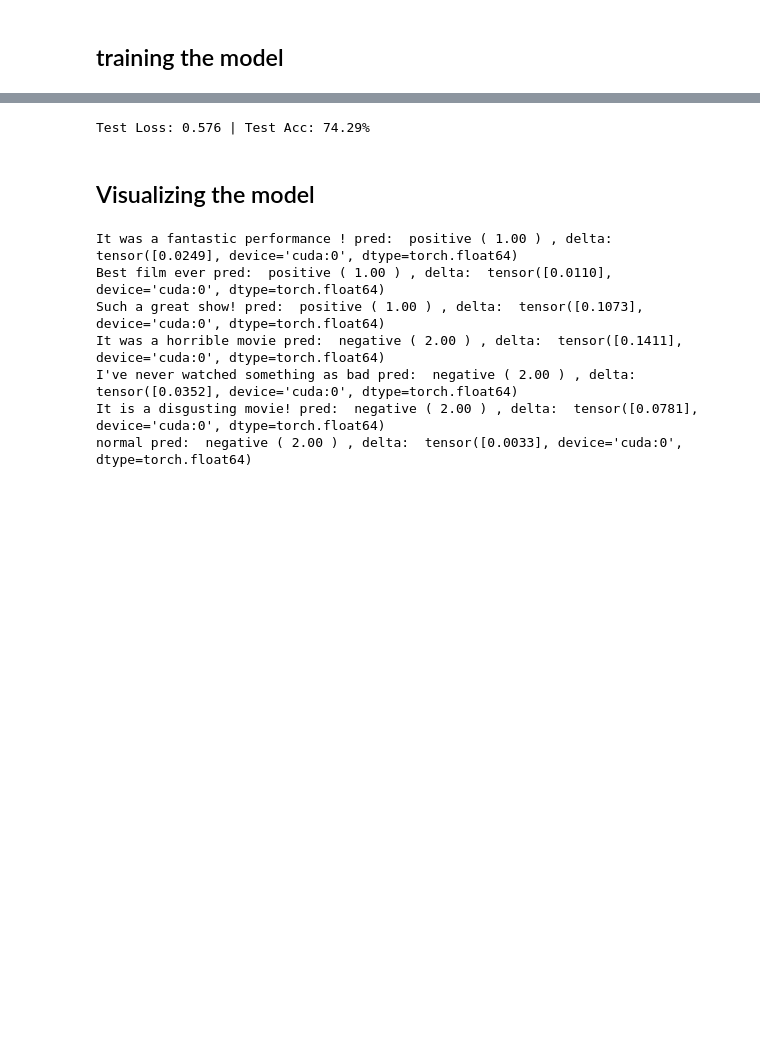
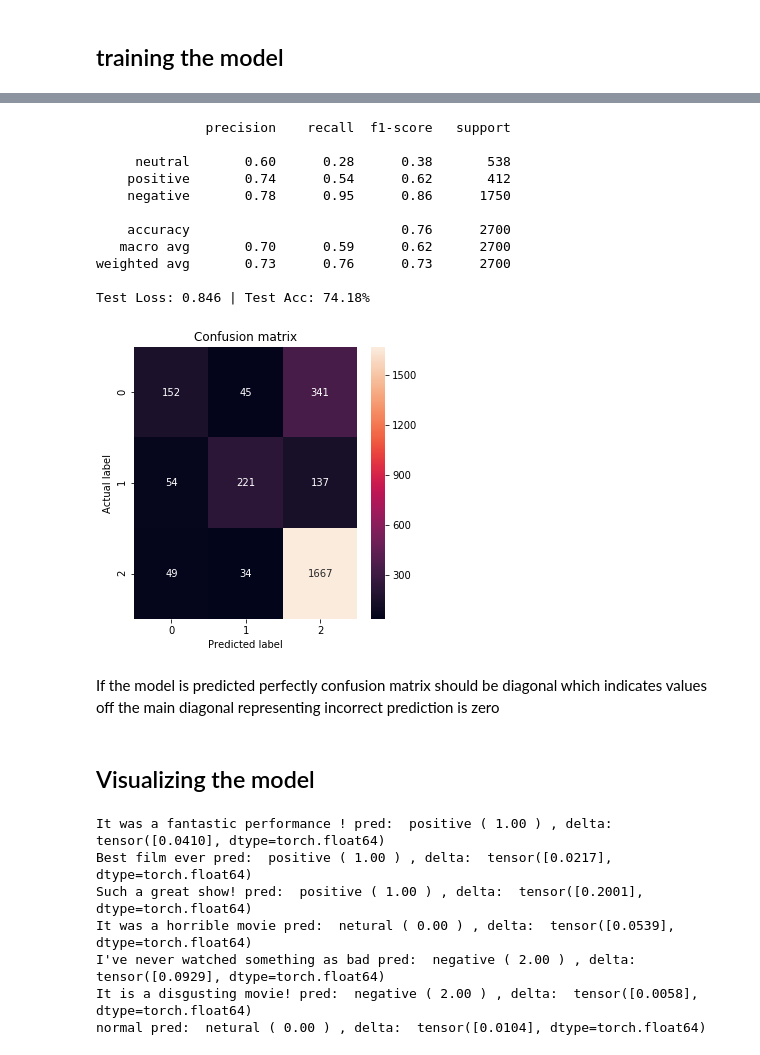
Before and after one commit to alimoezzi/deepLearningRecipes, a Jupyter notebook: pytorch_twitter_sentiment_analysis.ipynb, the cells around one changed output, grey strips where cells are left out. Cells and saved outputs as stored; diff of their text form; code cells hidden in the pictures; blank space fills up the shorter version.

Commit message:
Calulate accuracy and recall and display confusion matrix

```diff
--- a/pytorch_twitter_sentiment_analysis.ipynb
+++ b/pytorch_twitter_sentiment_analysis.ipynb
@@ -458,6 +453,14 @@ def accuracy(probs, target):
     corrects = (winners == target)
     accuracy = corrects.sum().float() / float(target.size(0))
     return accuracy
+
+def plot_cm(y_true, y_pred, target_names):
+    cm = confusion_matrix(y_true, y_pred, labels=target_names)
+    plt.figure(figsize=(5,5))
+    sb.heatmap(cm, annot=True, fmt="d")
+    plt.title('Confusion matrix')
+    plt.ylabel('Actual label')
+    plt.xlabel('Predicted label')
 
 def train(model, iterator, optimizer, criterion):
     epoch_loss = 0
@@ -494,9 +497,11 @@ def train(model, iterator, optimizer, criterion):
 
     return epoch_loss / len(iterator), epoch_acc / len(iterator)
 
-def evaluate(model, iterator, criterion):
+def evaluate(model, iterator, criterion, report=False):
     epoch_loss = 0
     epoch_acc = 0
+    report_pred_test =[]
+    report_label_test =[]
 
     model.eval()
     val_h = model.init_hidden(batch_size)
@@ -515,9 +520,15 @@ def evaluate(model, iterator, criterion):
             loss = criterion(predictions, batch.labels)
 
             acc = accuracy(predictions, batch.labels)
+            if report:
+                report_pred_test.extend(predictions.argmax(dim=1))
+                report_label_test.extend(batch.labels)
 
             epoch_loss += loss.item()
             epoch_acc += acc.item()
+    if report:
+        print(classification_report(report_label_test, report_pred_test, target_names=['neutral', 'positive', 'negative']))
+        plot_cm(report_label_test, report_pred_test, target_names=[0, 1, 2])
 
     return epoch_loss / len(iterator), epoch_acc / len(iterator)
 
@@ -545,4 +556,4 @@ def run_train(epochs, model, train_iterator, valid_iterator, optimizer, criterio
 loss_func = nn.CrossEntropyLoss()
 optimizer = torch.optim.Adam(lstm_model.parameters(), lr=lr)
 # %%
-run_train(num_epochs, lstm_model, train_iterator, test_iterator, optimizer, loss_func)
+# run_train(num_epochs, lstm_model, train_iterator, test_iterator, optimizer, loss_func)
@@ -568,10 +560,23 @@ KeyboardInterrupt: ignored
 # %%
-lstm_model.load_state_dict(torch.load('checkpoint/twitter.t7', map_location=device))
+lstm_model.load_state_dict(torch.load('checkpoint/twitter(fantast pos normal neu horib neu).t7', map_location=device))
 # predict
-test_loss, test_acc = evaluate(lstm_model, test_iterator, loss_func)
+test_loss, test_acc = evaluate(lstm_model, test_iterator, loss_func, report=True)
 print(f'Test Loss: {test_loss:.3f} | Test Acc: {test_acc * 100:.2f}%')
 # %% [output]
-Test Loss: 0.576 | Test Acc: 74.29%
+              precision    recall  f1-score   support
+
+     neutral       0.60      0.28      0.38       538
+    positive       0.74      0.54      0.62       412
+    negative       0.78      0.95      0.86      1750
+
+    accuracy                           0.76      2700
+   macro avg       0.70      0.59      0.62      2700
+weighted avg       0.73      0.76      0.73      2700
+
+Test Loss: 0.846 | Test Acc: 74.18%
+[figure, added]
+# %% [markdown]
+If the model is predicted perfectly confusion matrix should be diagonal which indicates values off the main diagonal representing incorrect prediction is zero
 # %% [markdown]
 ## Visualizing the model
 # %%
@@ -637,13 +642,13 @@ interpret_sentence(lstm_model, 'I\'ve never watched something as bad', label=2)
 interpret_sentence(lstm_model, 'It is a disgusting movie!', label=2)
 interpret_sentence(lstm_model, 'normal', label=0)
 # %% [output]
-It was a fantastic performance ! pred:  positive ( 1.00 ) , delta:  tensor([0.0249], device='cuda:0', dtype=torch.float64)
-Best film ever pred:  positive ( 1.00 ) , delta:  tensor([0.0110], device='cuda:0', dtype=torch.float64)
-Such a great show! pred:  positive ( 1.00 ) , delta:  tensor([0.1073], device='cuda:0', dtype=torch.float64)
-It was a horrible movie pred:  negative ( 2.00 ) , delta:  tensor([0.1411], device='cuda:0', dtype=torch.float64)
-I've never watched something as bad pred:  negative ( 2.00 ) , delta:  tensor([0.0352], device='cuda:0', dtype=torch.float64)
-It is a disgusting movie! pred:  negative ( 2.00 ) , delta:  tensor([0.0781], device='cuda:0', dtype=torch.float64)
-normal pred:  negative ( 2.00 ) , delta:  tensor([0.0033], device='cuda:0', dtype=torch.float64)
+It was a fantastic performance ! pred:  positive ( 1.00 ) , delta:  tensor([0.0410], dtype=torch.float64)
+Best film ever pred:  positive ( 1.00 ) , delta:  tensor([0.0217], dtype=torch.float64)
+Such a great show! pred:  positive ( 1.00 ) , delta:  tensor([0.2001], dtype=torch.float64)
+It was a horrible movie pred:  netural ( 0.00 ) , delta:  tensor([0.0539], dtype=torch.float64)
+I've never watched something as bad pred:  negative ( 2.00 ) , delta:  tensor([0.0929], dtype=torch.float64)
+It is a disgusting movie! pred:  negative ( 2.00 ) , delta:  tensor([0.0058], dtype=torch.float64)
+normal pred:  netural ( 0.00 ) , delta:  tensor([0.0104], dtype=torch.float64)
 # %%
 _ = visualization.visualize_text(vis_data_records_ig)
 # %% [output]
```
Also changed, not shown: parts of 12 cells of this notebook, 1 other file.
